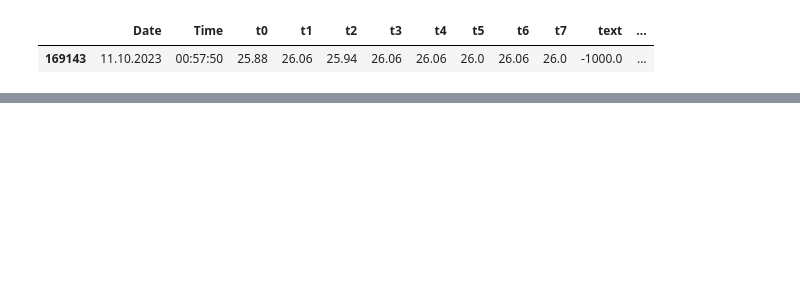
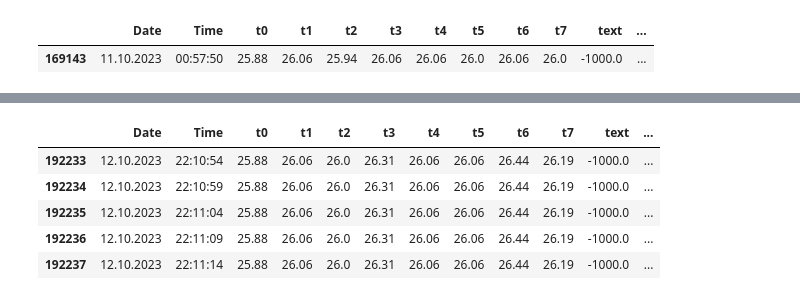
Before and after one commit to MrHakerFox/python_test, a Jupyter notebook: DC_Ref_DTF20125.ipynb, the cells around one changed output, grey strips where cells are left out. Cells and saved outputs as stored; diff of their text form; code cells hidden in the pictures; blank space fills up the shorter version.

```diff
--- a/DC_Ref_DTF20125.ipynb
+++ b/DC_Ref_DTF20125.ipynb
@@ -41,0 +98,10 @@ df_all[['Uref', 'VAC']].plot(secondary_y=['VAC'], legend=True)
+# %%
+# Take last five elements to check the date and time
+df_all.tail()
+# %% [output]
+|  | Date | Time | t0 | t1 | t2 | t3 | t4 | t5 | t6 | t7 | text | ... |
+| 192233 | 12.10.2023 | 22:10:54 | 25.88 | 26.06 | 26.0 | 26.31 | 26.06 | 26.06 | 26.44 | 26.19 | -1000.0 | ... |
+| 192234 | 12.10.2023 | 22:10:59 | 25.88 | 26.06 | 26.0 | 26.31 | 26.06 | 26.06 | 26.44 | 26.19 | -1000.0 | ... |
+| 192235 | 12.10.2023 | 22:11:04 | 25.88 | 26.06 | 26.0 | 26.31 | 26.06 | 26.06 | 26.44 | 26.19 | -1000.0 | ... |
+| 192236 | 12.10.2023 | 22:11:09 | 25.88 | 26.06 | 26.0 | 26.31 | 26.06 | 26.06 | 26.44 | 26.19 | -1000.0 | ... |
+| 192237 | 12.10.2023 | 22:11:14 | 25.88 | 26.06 | 26.0 | 26.31 | 26.06 | 26.06 | 26.44 | 26.19 | -1000.0 | ... |
```
Also changed, not shown: parts of 6 cells of this notebook.
